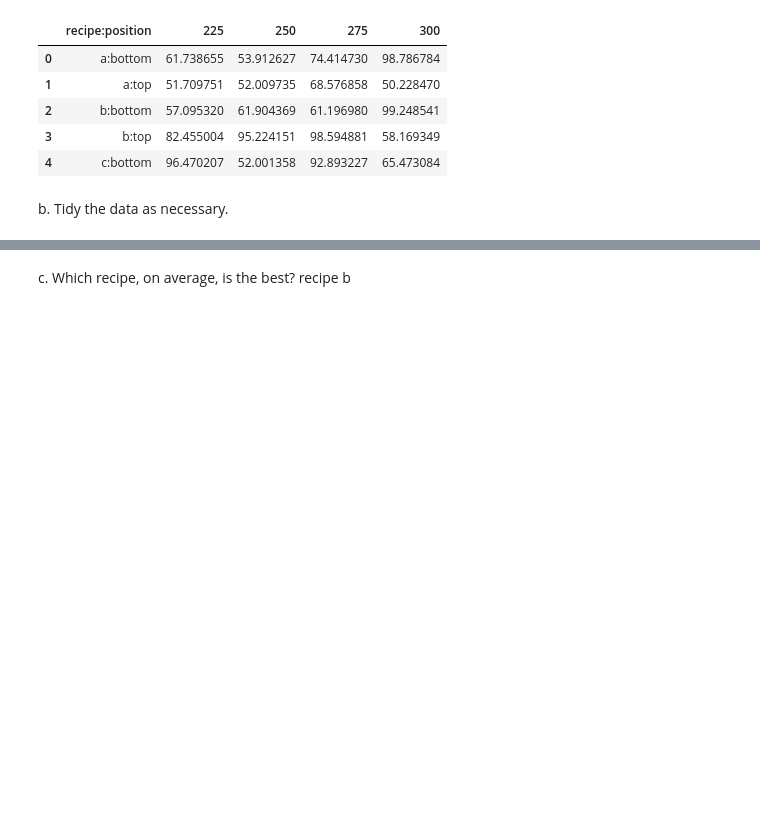
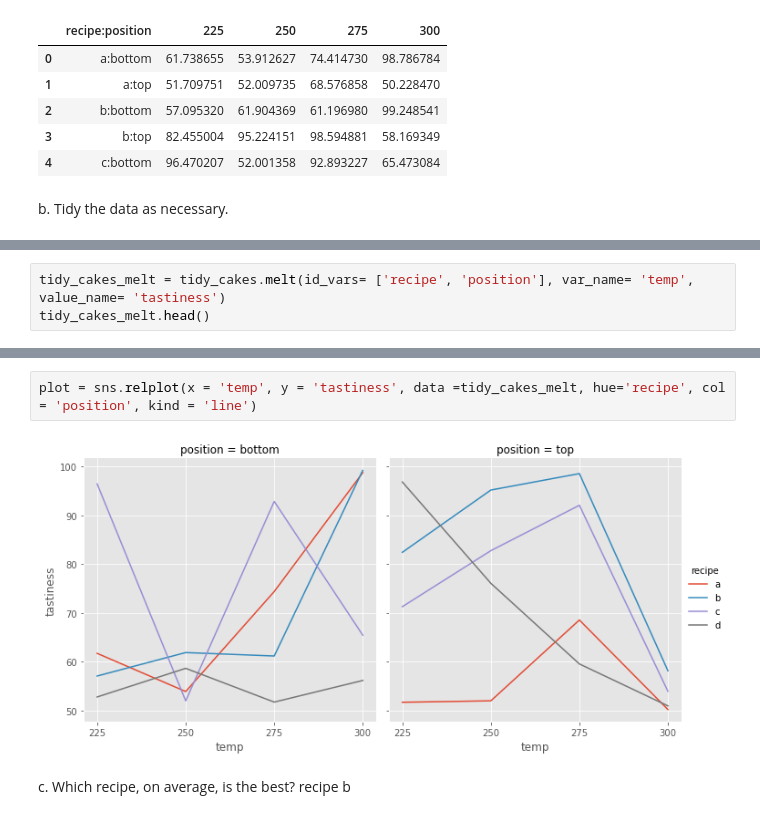
Before and after one commit to ChrisTeceno/classification-exercises, a Jupyter notebook: tidy_data.ipynb, the cells around one changed output, grey strips where cells are left out. Saved outputs shown, nothing was run; the diff lists cells and outputs as text; blank space fills up the shorter version.

```diff
--- a/tidy_data.ipynb
+++ b/tidy_data.ipynb
@@ -137,3 +137,6 @@ tidy_cakes.head()
 | 2 | 57.095320 | 61.904369 | 61.196980 | 99.248541 | b | bottom |
 | 3 | 82.455004 | 95.224151 | 98.594881 | 58.169349 | b | top |
 | 4 | 96.470207 | 52.001358 | 92.893227 | 65.473084 | c | bottom |
+# %%
+tidy_cakes_melt = tidy_cakes.melt(id_vars= ['recipe', 'position'], var_name= 'temp', value_name= 'tastiness')
+tidy_cakes_melt.head()
@@ -140,2 +150,6 @@ tidy_cakes.head()
+# %%
+plot = sns.relplot(x = 'temp', y = 'tastiness', data =tidy_cakes_melt, hue='recipe', col = 'position', kind = 'line')
+# %% [output]
+[figure, added]
 # %% [markdown]
 c. Which recipe, on average, is the best? recipe b
```
Also changed, not shown: parts of 12 cells of this notebook.
